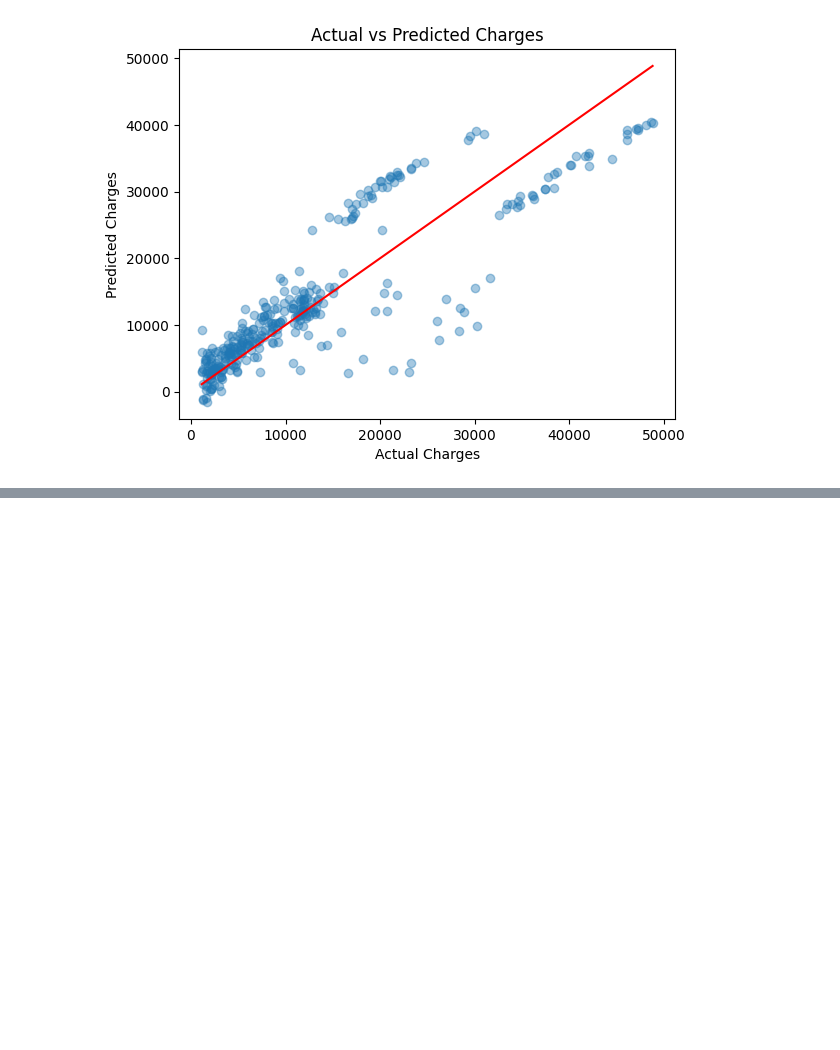
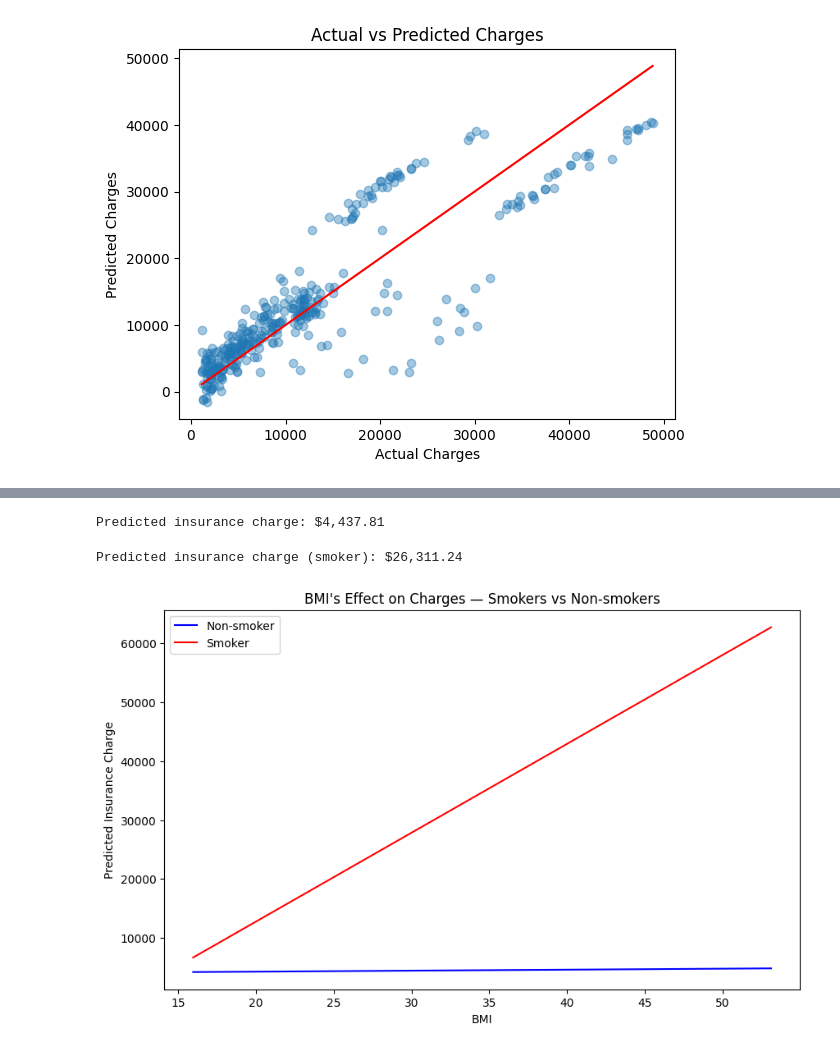
Before and after one commit to alexus-Huang/medical-insurance-regression, a Jupyter notebook: notebooks/insurance_regression.ipynb, the cells around one changed output, grey strips where cells are left out. Drawn from its saved outputs; the diff is of its cells as text; code cells hidden in the pictures; blank space fills up the shorter version.

Commit message:
Add final markdown conclusion; complete insurance cost prediction project

```diff
--- a/notebooks/insurance_regression.ipynb
+++ b/notebooks/insurance_regression.ipynb
@@ -236,0 +311,73 @@ plt.show()
+# %%
+new_person = pd.DataFrame({
+    "age": [20],
+    "bmi": [28.982],
+    "children": [2],
+    "sex_male": [1],
+    "smoker_yes": [0],
+    "region_northwest": [0],
+    "region_southeast": [0],
+    "region_southwest": [0],
+    "bmi_smoker_interaction": [28.982 * 0]
+})
+
+prediction = model.predict(new_person)
+print(f"Predicted insurance charge: ${prediction[0]:,.2f}")
+# %% [output]
+Predicted insurance charge: $4,437.81
+# %%
+new_person_smoker = pd.DataFrame({
+    "age": [20],
+    "bmi": [28.982],
+    "children": [2],
+    "sex_male": [1],
+    "smoker_yes": [1],
+    "region_northwest": [0],
+    "region_southeast": [0],
+    "region_southwest": [0],
+    "bmi_smoker_interaction": [28.982 * 1]
+})
+
+prediction_smoker = model.predict(new_person_smoker)
+print(f"Predicted insurance charge (smoker): ${prediction_smoker[0]:,.2f}")
+# %% [output]
+Predicted insurance charge (smoker): $26,311.24
+# %%
+bmi_range = np.linspace(df["bmi"].min(), df["bmi"].max(), 100)
+non_smokers_df = pd.DataFrame({
+    "age": [20] * 100,
+    "bmi": bmi_range,
+    "children": [2] * 100,
+    "sex_male": [1] * 100,
+    "smoker_yes": [0] * 100, # non smokers
+    "region_northwest": [0] * 100,
+    "region_southeast": [0] * 100,
+    "region_southwest": [0] * 100,
+    "bmi_smoker_interaction": bmi_range * 0
+})
+# %%
+bmi_range = np.linspace(df["bmi"].min(), df["bmi"].max(), 100)
+smokers_df = pd.DataFrame({
+    "age": [20] * 100,
+    "bmi": bmi_range,
+    "children": [2] * 100,
+    "sex_male": [1] * 100,
+    "smoker_yes": [1] * 100,
+    "region_northwest": [0] * 100,
+    "region_southeast": [0] * 100,
+    "region_southwest": [0] * 100,
+    "bmi_smoker_interaction": bmi_range * 1
+})
+# %%
+non_smoker_preds = model.predict(non_smokers_df)
+smoker_preds = model.predict(smokers_df)
+plt.figure(figsize=(10, 6))
+plt.plot(bmi_range, non_smoker_preds, label="Non-smoker", color="blue")
+plt.plot(bmi_range, smoker_preds, label="Smoker", color="red")
+plt.xlabel("BMI")
+plt.ylabel("Predicted Insurance Charge")
+plt.title("BMI's Effect on Charges — Smokers vs Non-smokers")
+plt.legend()
+plt.show()
+# %% [output]
+[figure, added]
```
Also changed, not shown: parts of 7 cells of this notebook, 1 other file.
